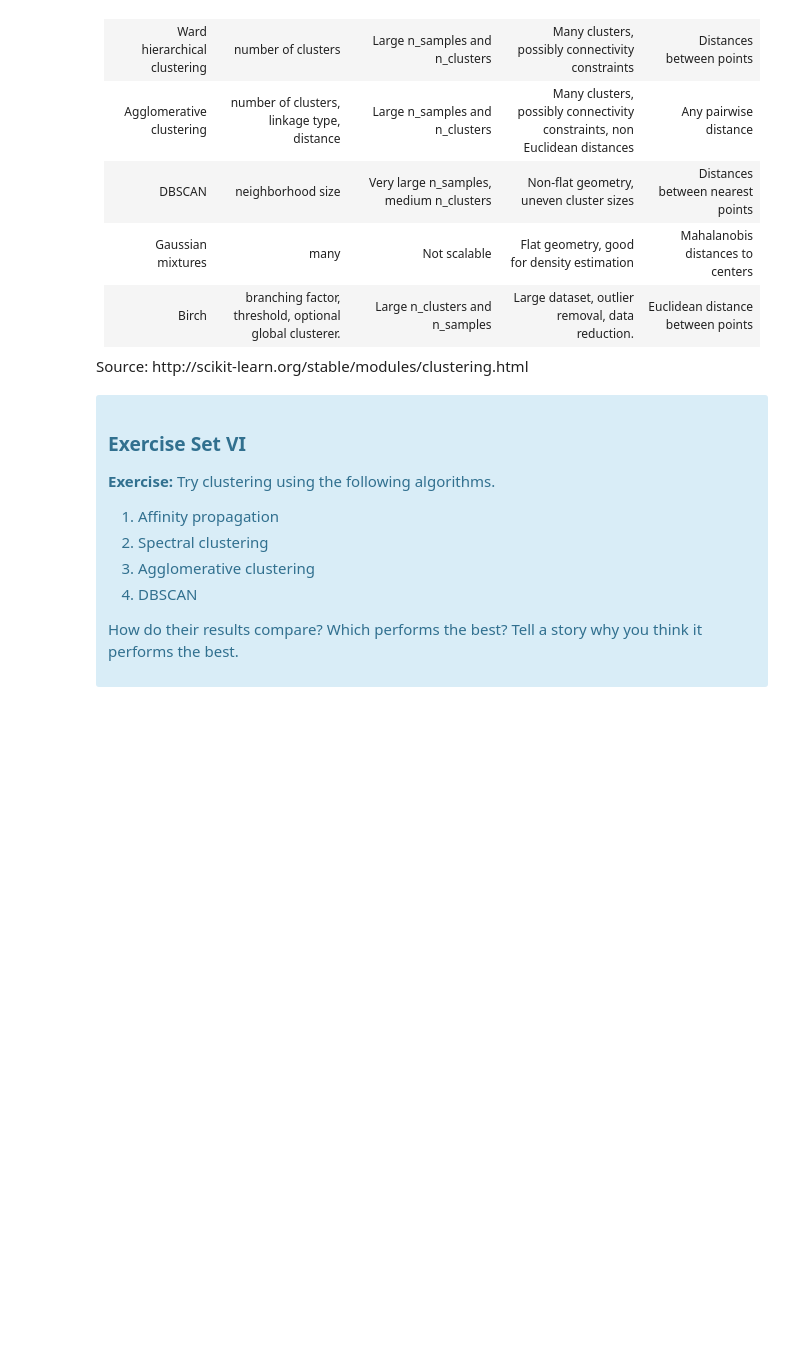
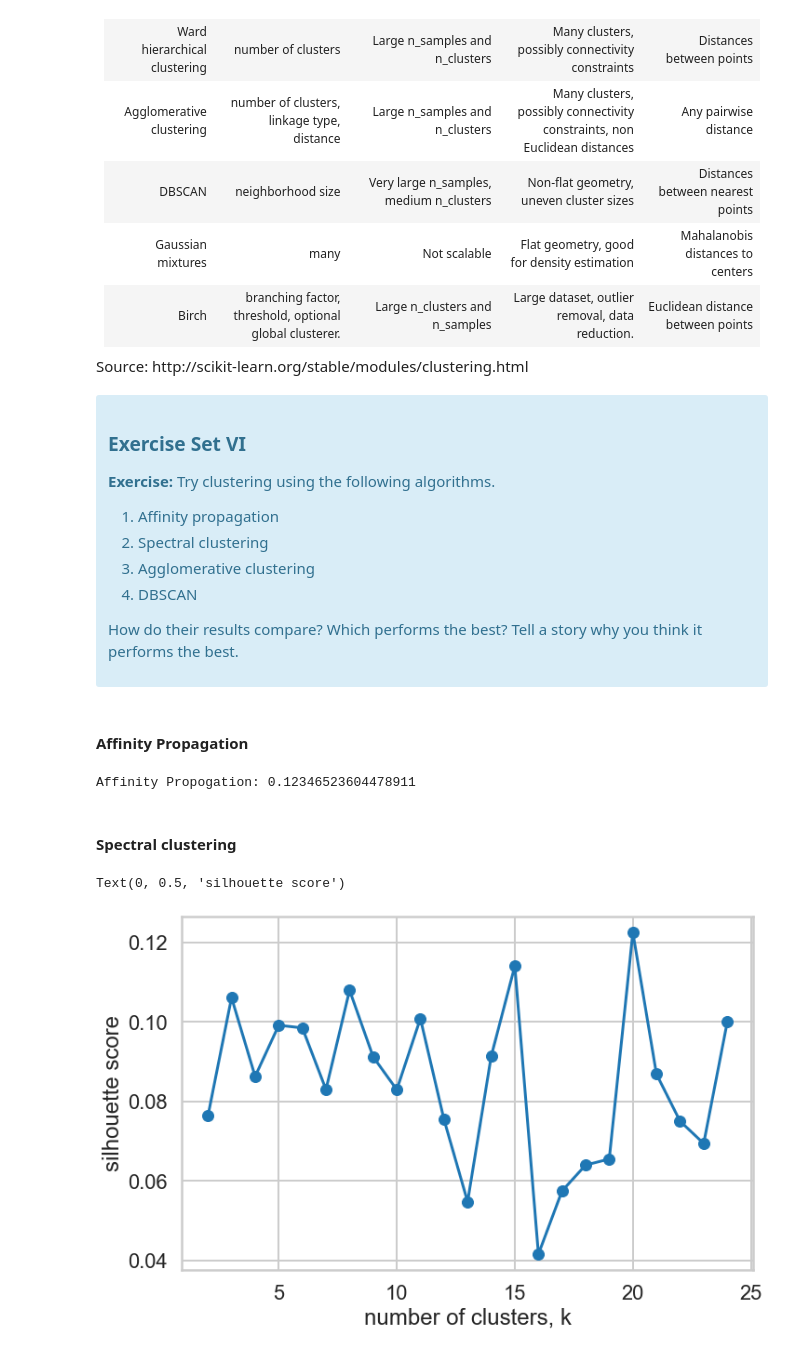
Before and after one commit to nina-driver/Springboard, a Jupyter notebook: 10 - Clustering/Mini_Project_Clustering.ipynb, the cells around one changed output. Drawn from its saved outputs; the diff is of its cells as text; code cells hidden in the pictures; blank space fills up the shorter version.

```diff
--- a/10 - Clustering/Mini_Project_Clustering.ipynb
+++ b/10 - Clustering/Mini_Project_Clustering.ipynb
@@ -542,0 +602,28 @@ Source: http://scikit-learn.org/stable/modules/clustering.html
+# %% [markdown]
+#### Affinity Propagation
+# %%
+model = AffinityPropagation()
+labels = model.fit_predict(x_cols)
+silhouette = silhouette_score(x_cols, labels)
+print('Affinity Propogation:', silhouette)
+# %% [output]
+Affinity Propogation: 0.12346523604478911
+# %% [markdown]
+#### Spectral clustering
+# %%
+n_clusts = range(2,25)
+silhouette=[]
+
+for k in n_clusts:
+    model = SpectralClustering(n_clusters=k, random_state=10)
+    labels = model.fit_predict(x_cols)
+    silhouette.append(silhouette_score(x_cols, labels))
+
+# Plot
+fig = plt.figure(figsize=(11,7))
+plt.plot(n_clusts, silhouette, '-o')
+plt.xlabel('number of clusters, k')
+plt.ylabel('silhouette score')
+# %% [output]
+Text(0, 0.5, 'silhouette score')
+[figure, added]
```
Also changed, not shown: parts of 10 cells of this notebook.
